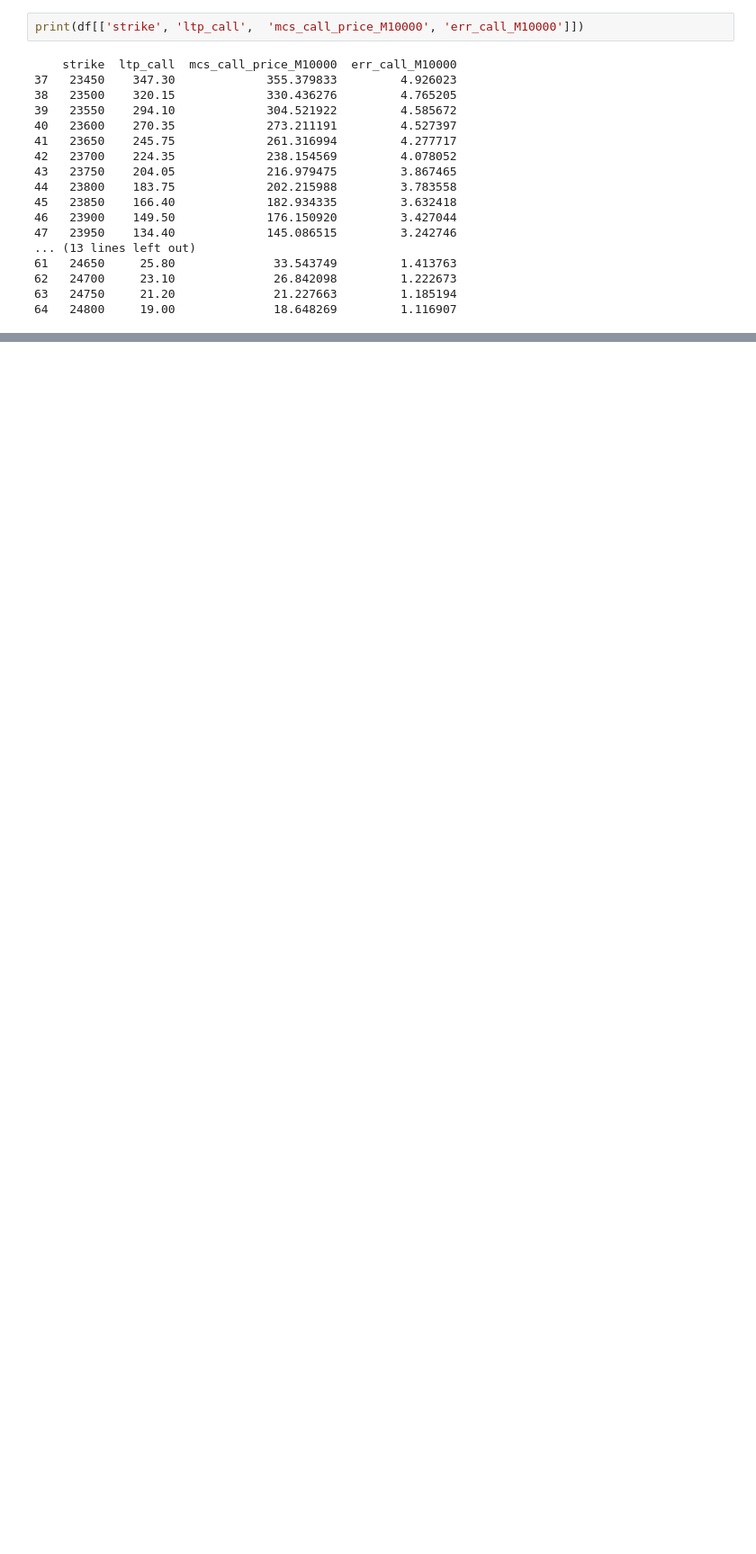
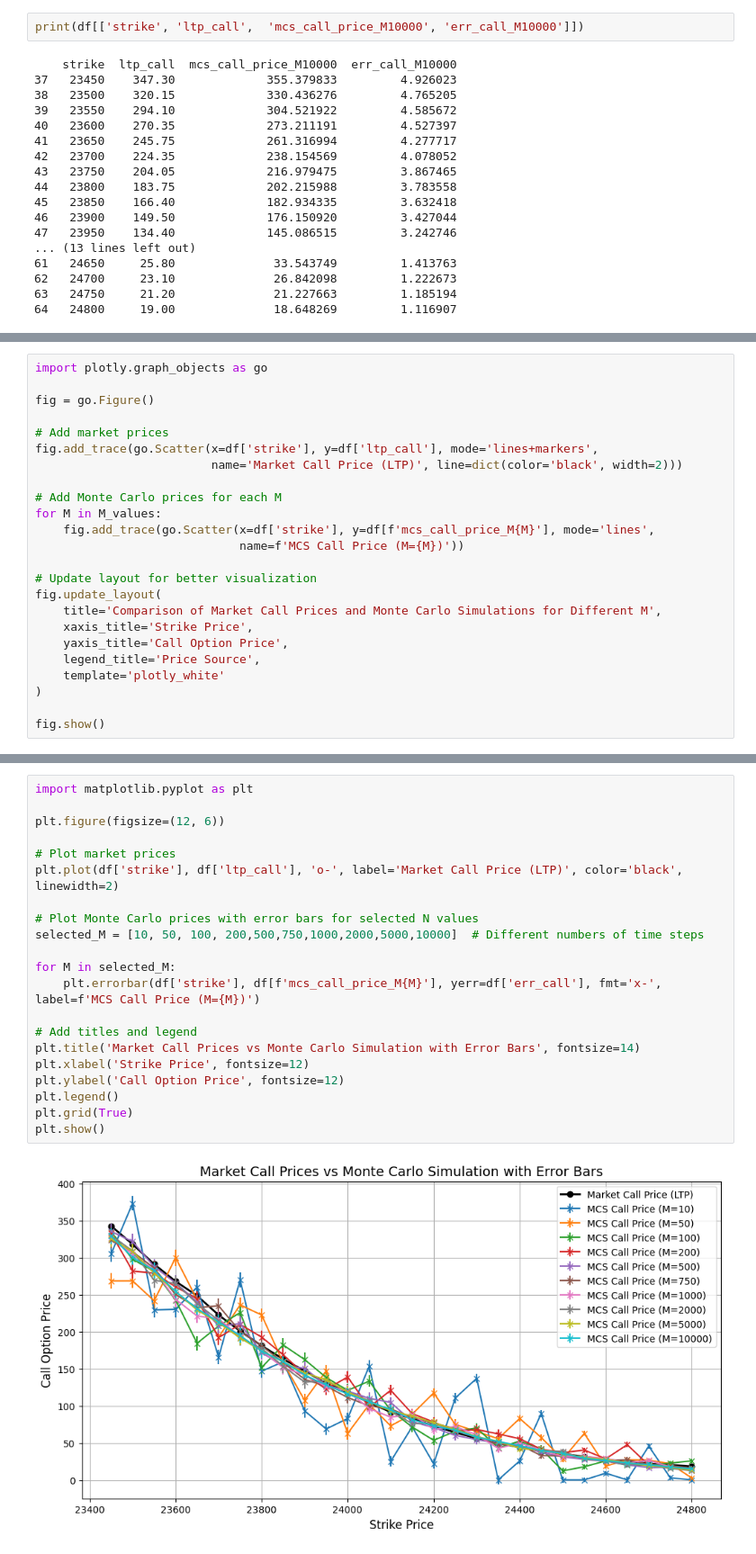
Before and after one commit to x-senpai-x/Options-Pricing, a Jupyter notebook: mcs.ipynb, the cells around one changed output, grey strips where cells are left out. Shown at 90% size. Cells and saved outputs as stored; diff of their text form; blank space fills up the shorter version.

```diff
--- a/mcs.ipynb
+++ b/mcs.ipynb
@@ -602,0 +962,24 @@ print(df[['strike', 'ltp_call',  'mcs_call_price_M10000', 'err_call_M10000']])
+# %%
+import plotly.graph_objects as go
+
+fig = go.Figure()
+
+# Add market prices
+fig.add_trace(go.Scatter(x=df['strike'], y=df['ltp_call'], mode='lines+markers',
+                         name='Market Call Price (LTP)', line=dict(color='black', width=2)))
+
+# Add Monte Carlo prices for each M
+for M in M_values:
+    fig.add_trace(go.Scatter(x=df['strike'], y=df[f'mcs_call_price_M{M}'], mode='lines',
+                             name=f'MCS Call Price (M={M})'))
+
+# Update layout for better visualization
+fig.update_layout(
+    title='Comparison of Market Call Prices and Monte Carlo Simulations for Different M',
+    xaxis_title='Strike Price',
+    yaxis_title='Call Option Price',
+    legend_title='Price Source',
+    template='plotly_white'
+)
+
+fig.show()
@@ -602,0 +1013,23 @@ print(df[['strike', 'ltp_call',  'mcs_call_price_M10000', 'err_call_M10000']])
+# %%
+import matplotlib.pyplot as plt
+
+plt.figure(figsize=(12, 6))
+
+# Plot market prices
+plt.plot(df['strike'], df['ltp_call'], 'o-', label='Market Call Price (LTP)', color='black', linewidth=2)
+
+# Plot Monte Carlo prices with error bars for selected N values
+selected_M = [10, 50, 100, 200,500,750,1000,2000,5000,10000]  # Different numbers of time steps
+
+for M in selected_M:
+    plt.errorbar(df['strike'], df[f'mcs_call_price_M{M}'], yerr=df['err_call'], fmt='x-', label=f'MCS Call Price (M={M})')
+
+# Add titles and legend
+plt.title('Market Call Prices vs Monte Carlo Simulation with Error Bars', fontsize=14)
+plt.xlabel('Strike Price', fontsize=12)
+plt.ylabel('Call Option Price', fontsize=12)
+plt.legend()
+plt.grid(True)
+plt.show()
+# %% [output]
+[figure, added]
```
Also changed, not shown: parts of 16 cells of this notebook.
